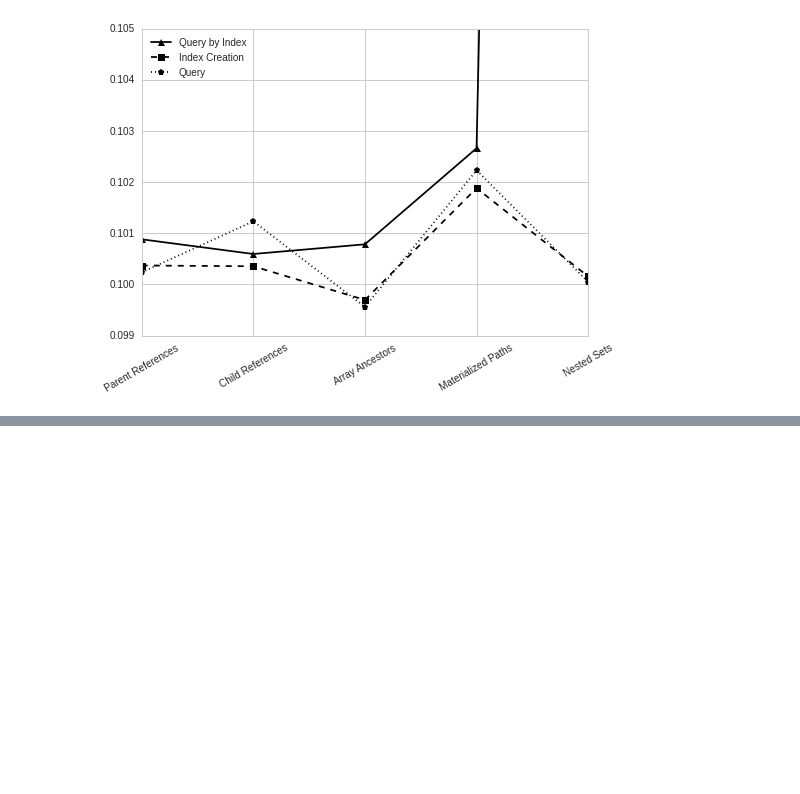
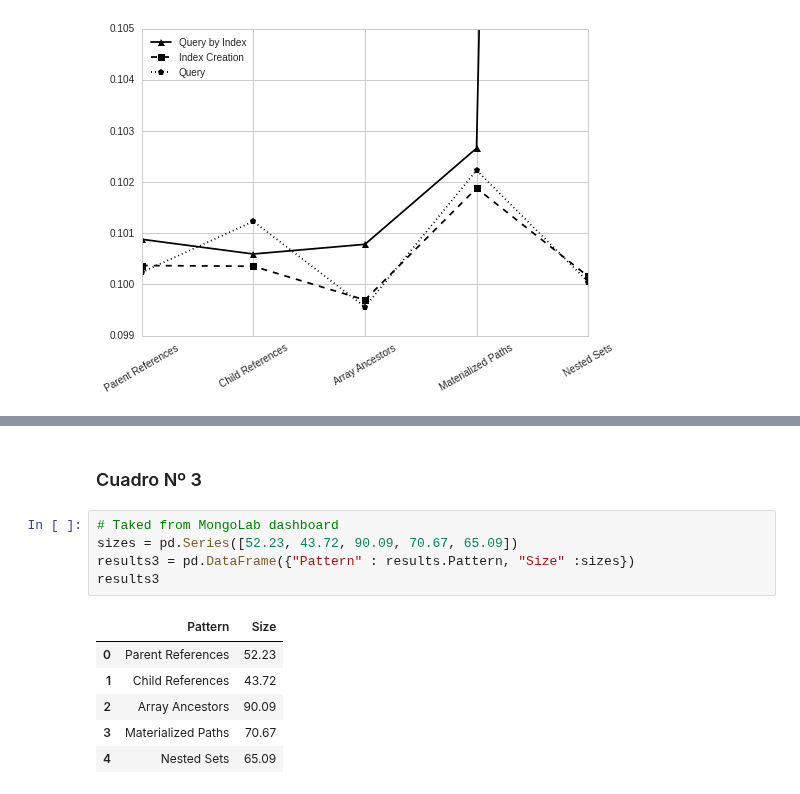
Before and after one commit to miltonlab/pyresearch, a Jupyter notebook: trees-mongodb/Trees NOSQL MongoDB.ipynb, the cells around one changed output, grey strips where cells are left out. Cells and saved outputs as stored; diff of their text form; blank space fills up the shorter version.

```diff
--- a/trees-mongodb/Trees NOSQL MongoDB.ipynb
+++ b/trees-mongodb/Trees NOSQL MongoDB.ipynb
@@ -529,0 +552,14 @@ results2 = pd.DataFrame()
+# %% [markdown]
+### Cuadro Nº 3
+# %%
+# Taked from MongoLab dashboard
+sizes = pd.Series([52.23, 43.72, 90.09, 70.67, 65.09])
+results3 = pd.DataFrame({"Pattern" : results.Pattern, "Size" :sizes})
+results3
+# %% [output]
+|  | Pattern | Size |
+| 0 | Parent References | 52.23 |
+| 1 | Child References | 43.72 |
+| 2 | Array Ancestors | 90.09 |
+| 3 | Materialized Paths | 70.67 |
+| 4 | Nested Sets | 65.09 |
```
Also changed, not shown: parts of 7 cells of this notebook, 2 other files.
